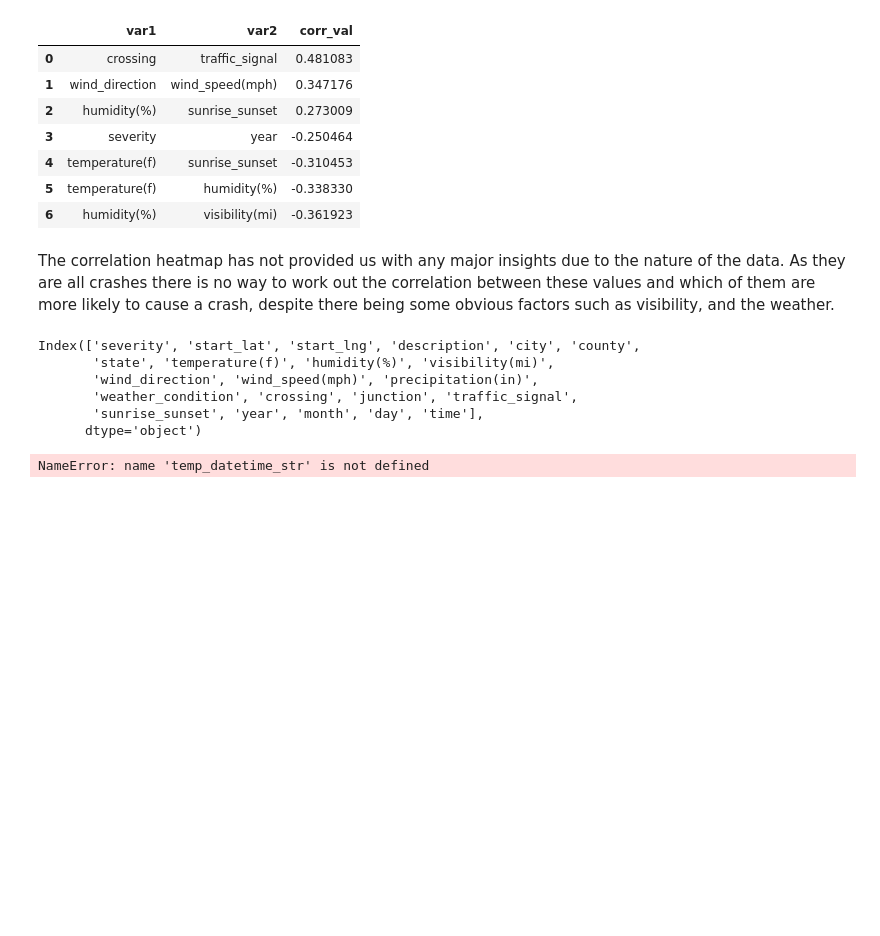
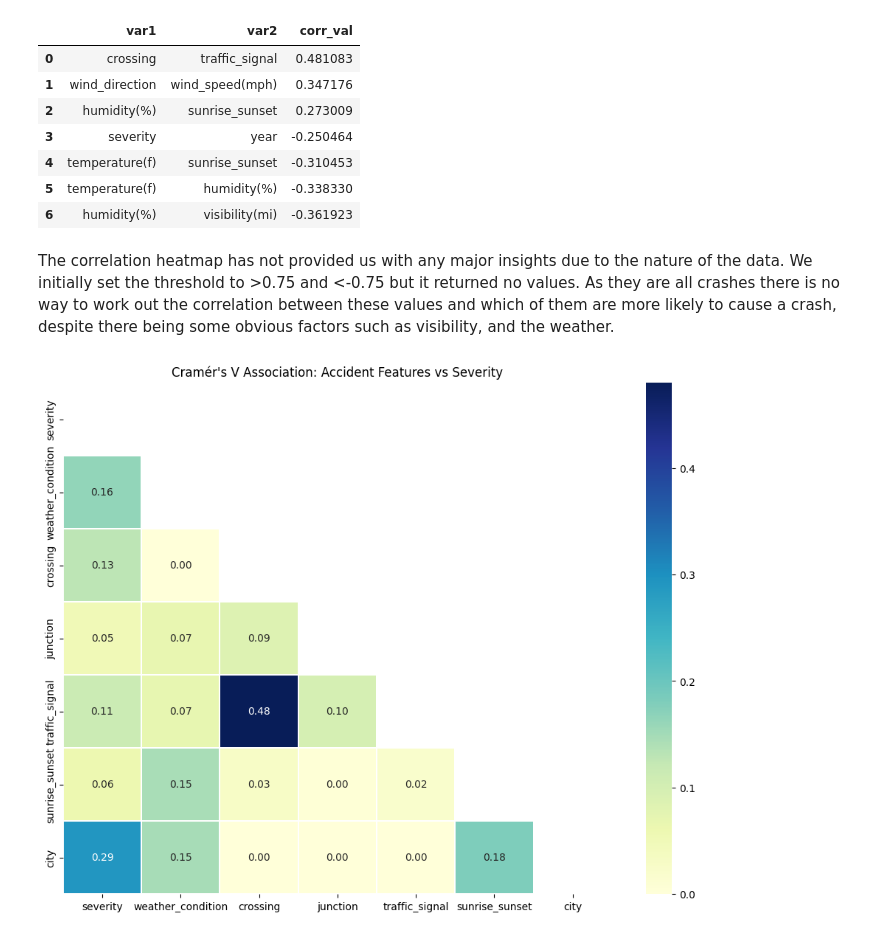
Before and after one commit to StavSteven/us_car_accidents, a Jupyter notebook: jupyter_notebooks/2_visualisations_us_accidents.ipynb, the cells around one changed output. Drawn from its saved outputs; the diff is of its cells as text; code cells hidden in the pictures; blank space fills up the shorter version.

Commit message:
plot heatmap

```diff
--- a/jupyter_notebooks/2_visualisations_us_accidents.ipynb
+++ b/jupyter_notebooks/2_visualisations_us_accidents.ipynb
@@ -73,28 +77,54 @@ Found 7 strong relationships:
 | 5 | temperature(f) | humidity(%) | -0.338330 |
 | 6 | humidity(%) | visibility(mi) | -0.361923 |
 # %% [markdown]
-The correlation heatmap has not provided us with any major insights due to the nature of the data. As they are all crashes there is no way to work out the correlation between these values and which of them are more likely to cause a crash, despite there being some obvious factors such as visibility, and the weather.
+The correlation heatmap has not provided us with any major insights due to the nature of the data. We initially set the threshold to >0.75 and <-0.75 but it returned no values. As they are all crashes there is no way to work out the correlation between these values and which of them are more likely to cause a crash, despite there being some obvious factors such as visibility, and the weather.
-# %%
-df_plots.columns
-# %% [output]
-Index(['severity', 'start_lat', 'start_lng', 'description', 'city', 'county',
-       'state', 'temperature(f)', 'humidity(%)', 'visibility(mi)',
-       'wind_direction', 'wind_speed(mph)', 'precipitation(in)',
-       'weather_condition', 'crossing', 'junction', 'traffic_signal',
-       'sunrise_sunset', 'year', 'month', 'day', 'time'],
-      dtype='object')
-# %%
-# Plot histogram of accident by hour
-df_plots['hour'] = pd.to_datetime(temp_datetime_str, errors='coerce').dt.hour
-
-plt.figure(figsize=(12, 6))
-sns.histplot(data=df_plots, x='hour', bins=24, kde=True, color='teal', edgecolor='black')
-
-plt.title('Accident Frequency by Hour of Day', fontsize=15)
-plt.xlabel('Hour of Day (24h Format)')
-plt.ylabel('Total Accidents')
-plt.xticks(range(0, 24))
-plt.grid(axis='y', alpha=0.3)
-plt.show()
-# %% [output]
-NameError: name 'temp_datetime_str' is not defined
+# %%
+def cramers_v(x, y):
+    """ Calculates Cramér's V statistic for categorical-categorical association. """
+    confusion_matrix = pd.crosstab(x, y)
+    chi2 = chi2_contingency(confusion_matrix)[0]
+    n = confusion_matrix.sum().sum()
+    if n == 0: return 0
+    phi2 = chi2 / n
+    r, k = confusion_matrix.shape
+    # Bias correction
+    phi2corr = max(0, phi2 - ((k-1)*(r-1))/(n-1))
+    rcorr = r - ((r-1)**2)/(n-1)
+    kcorr = k - ((k-1)**2)/(n-1)
+    if min((kcorr-1), (rcorr-1)) == 0: return 0
+    return np.sqrt(phi2corr / min((kcorr-1), (rcorr-1)))
+
+# 1. Select the relevant categorical and boolean columns from df_plots
+cols_to_analyse = [
+    'severity', 'weather_condition', 'crossing',
+    'junction', 'traffic_signal', 'sunrise_sunset', 'city'
+]
+
+# Ensure we are only using rows with data for these columns
+df_subset = df_plots[cols_to_analyse].dropna()
+
+# 2. Calculate the Association Matrix
+rows = []
+for x in cols_to_analyse:
+    col = []
+    for y in cols_to_analyse:
+        col.append(cramers_v(df_subset[x], df_subset[y]))
+    rows.append(col)
+
+cv_matrix = pd.DataFrame(rows, index=cols_to_analyse, columns=cols_to_analyse)
+
+# 3. Visualise the Results
+plt.figure(figsize=(12, 9))
+mask = np.triu(np.ones_like(cv_matrix, dtype=bool)) # Optional: hide top triangle
+
+sns.heatmap(cv_matrix,
+            annot=True,
+            mask=mask,
+            fmt=".2f",
+            cmap='YlGnBu',
+            linewidths=0.1)
+
+plt.title("Cramér's V Association: Accident Features vs Severity")
+plt.show()
+# %% [output]
+[figure, added]
```
Also changed, not shown: parts of 3 cells of this notebook.
